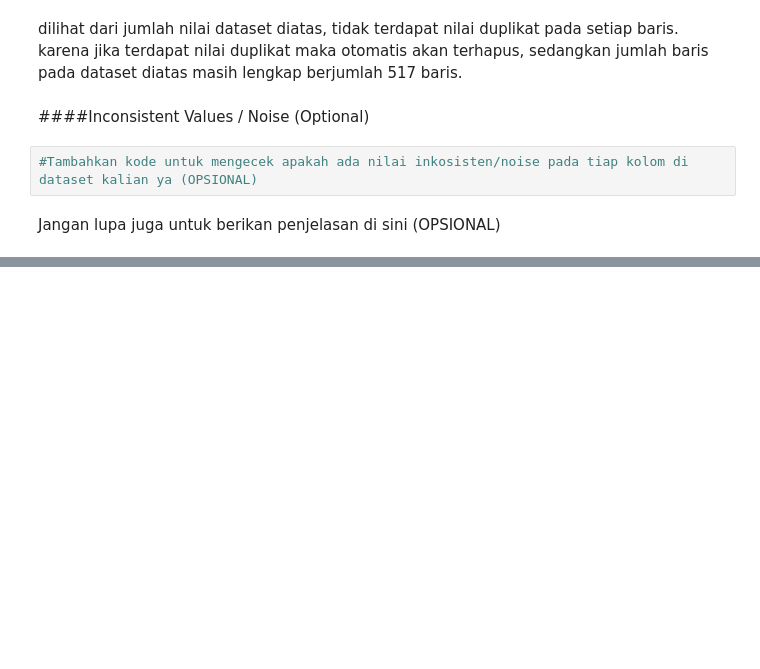
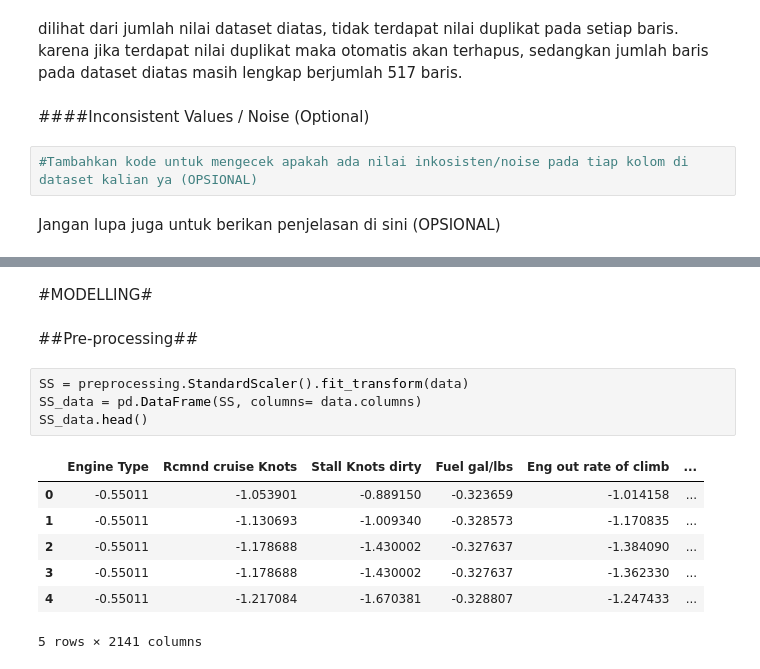
Before and after one commit to fathulmaulidan/dataminingb2, a Jupyter notebook: fathul_maulidhan_plane_price.ipynb, the cells around one changed output, grey strips where cells are left out. Saved outputs shown, nothing was run; the diff lists cells and outputs as text; blank space fills up the shorter version.

```diff
--- a/fathul_maulidhan_plane_price.ipynb
+++ b/fathul_maulidhan_plane_price.ipynb
@@ -205,0 +269,16 @@ Jangan lupa juga untuk berikan penjelasan di sini (OPSIONAL)
+# %% [markdown]
+#MODELLING#
+# %% [markdown]
+##Pre-processing##
+# %%
+SS = preprocessing.StandardScaler().fit_transform(data)
+SS_data = pd.DataFrame(SS, columns= data.columns)
+SS_data.head()
+# %% [output]
+|  | Engine Type | Rcmnd cruise Knots | Stall Knots dirty | Fuel gal/lbs | Eng out rate of climb | ... |
+| 0 | -0.55011 | -1.053901 | -0.889150 | -0.323659 | -1.014158 | ... |
+| 1 | -0.55011 | -1.130693 | -1.009340 | -0.328573 | -1.170835 | ... |
+| 2 | -0.55011 | -1.178688 | -1.430002 | -0.327637 | -1.384090 | ... |
+| 3 | -0.55011 | -1.178688 | -1.430002 | -0.327637 | -1.362330 | ... |
+| 4 | -0.55011 | -1.217084 | -1.670381 | -0.328807 | -1.247433 | ... |
+5 rows × 2141 columns
```
Also changed, not shown: parts of 14 cells of this notebook.
